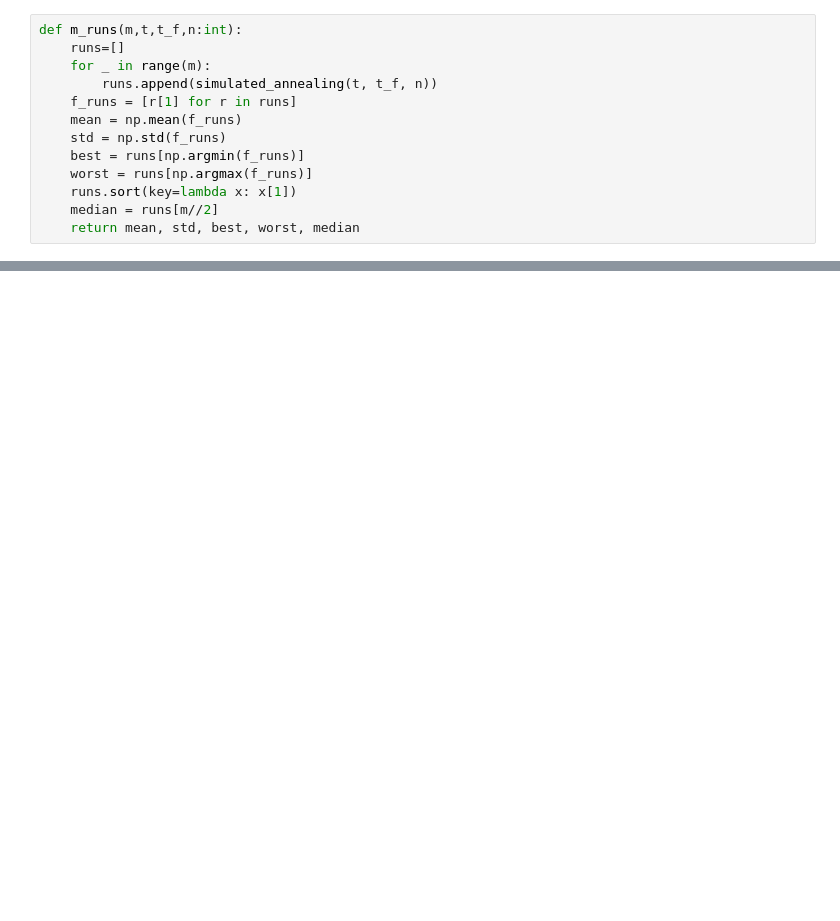
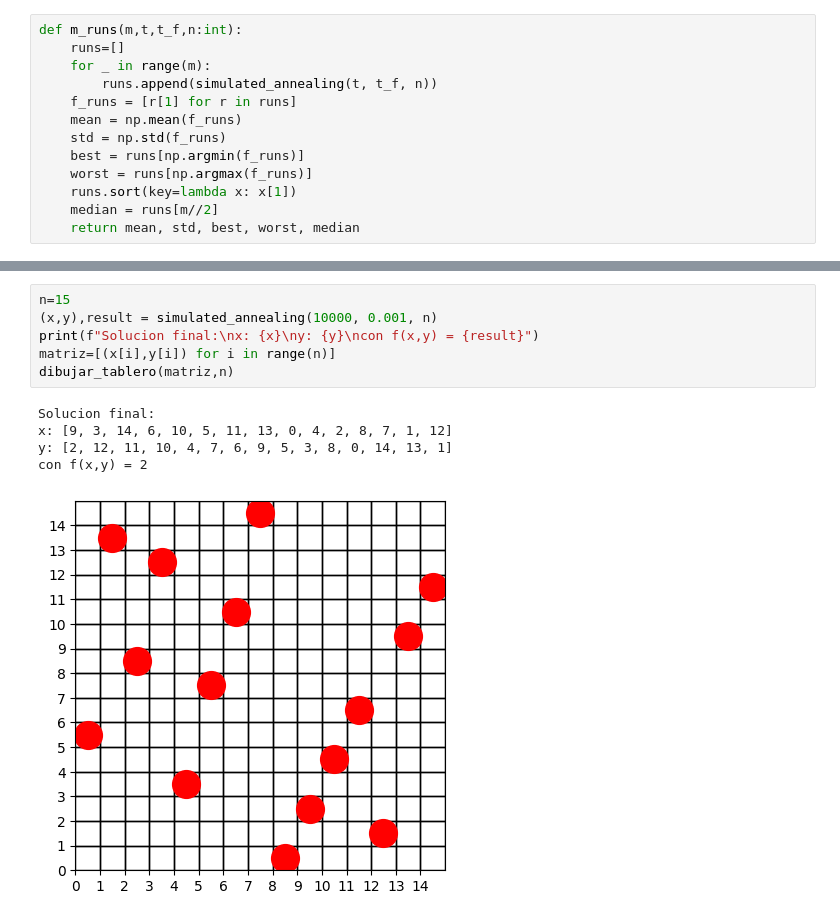
Before and after one commit to GARTU90/ProblemaOchoReinas, a Jupyter notebook: n_reinas.ipynb, the cells around one changed output, grey strips where cells are left out. Drawn from its saved outputs; the diff is of its cells as text; blank space fills up the shorter version.

```diff
--- a/n_reinas.ipynb
+++ b/n_reinas.ipynb
@@ -156,0 +215,12 @@ n=8
+# %%
+n=15
+(x,y),result = simulated_annealing(10000, 0.001, n)
+print(f"Solucion final:\nx: {x}\ny: {y}\ncon f(x,y) = {result}")
+matriz=[(x[i],y[i]) for i in range(n)]
+dibujar_tablero(matriz,n)
+# %% [output]
+Solucion final:
+x: [9, 3, 14, 6, 10, 5, 11, 13, 0, 4, 2, 8, 7, 1, 12]
+y: [2, 12, 11, 10, 4, 7, 6, 9, 5, 3, 8, 0, 14, 13, 1]
+con f(x,y) = 2
+[figure, added]
```
Also changed, not shown: parts of 27 cells of this notebook, 2 other files.
